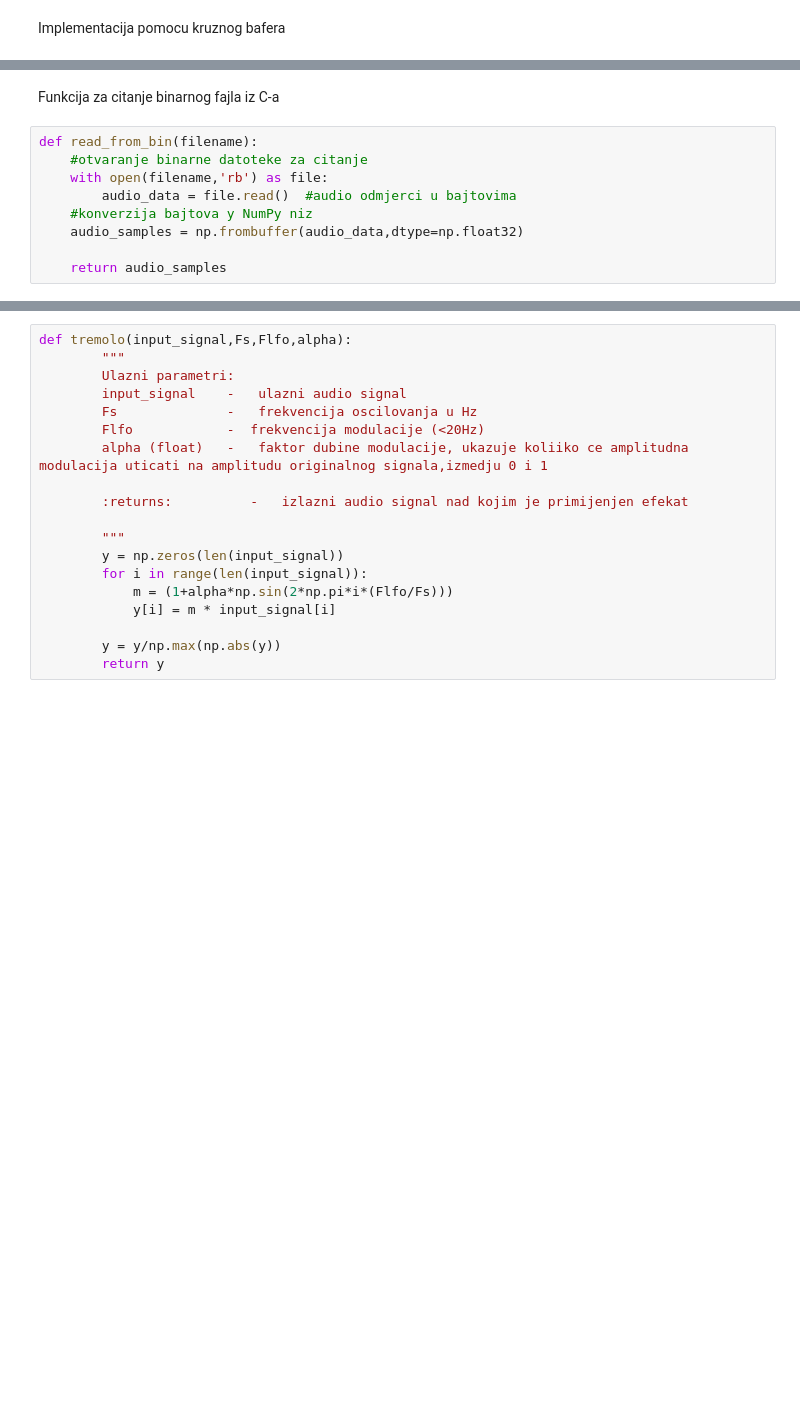
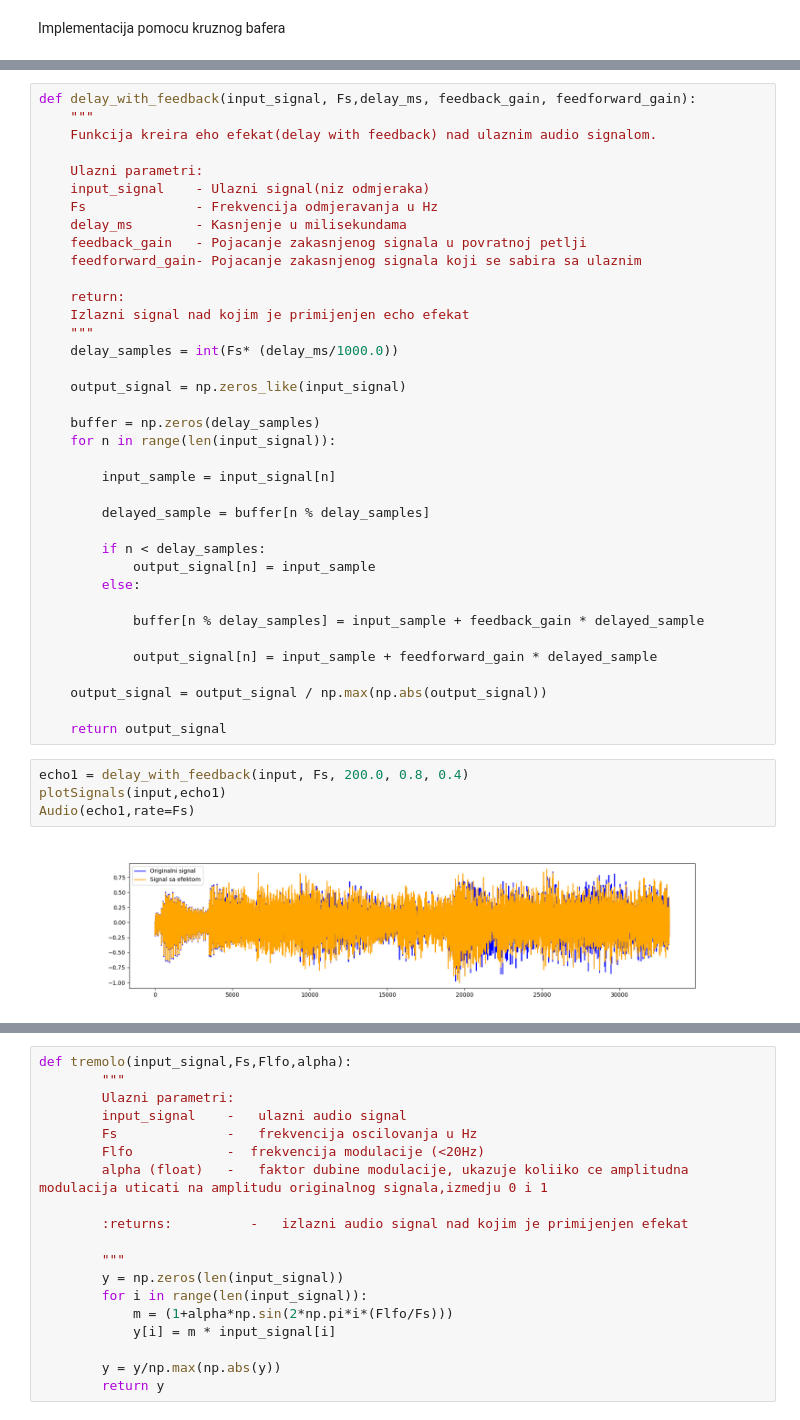
Before and after one commit to LTamara1013/SDOS, a Jupyter notebook: Python/Efekti.ipynb, the cells around one changed output, grey strips where cells are left out. Saved outputs shown, nothing was run; the diff lists cells and outputs as text; blank space fills up the shorter version.

```diff
--- a/Python/Efekti.ipynb
+++ b/Python/Efekti.ipynb
@@ -168,11 +177,43 @@ Audio(echo_output,rate=Fs)
-# %% [markdown]
-Funkcija za citanje binarnog fajla iz C-a
-# %%
-def read_from_bin(filename):
-    #otvaranje binarne datoteke za citanje
-    with open(filename,'rb') as file:
-        audio_data = file.read()  #audio odmjerci u bajtovima
-    #konverzija bajtova y NumPy niz
-    audio_samples = np.frombuffer(audio_data,dtype=np.float32)
-
-    return audio_samples
+# %%
+def delay_with_feedback(input_signal, Fs,delay_ms, feedback_gain, feedforward_gain):
+    """
+    Funkcija kreira eho efekat(delay with feedback) nad ulaznim audio signalom.
+
+    Ulazni parametri:
+    input_signal    - Ulazni signal(niz odmjeraka)
+    Fs              - Frekvencija odmjeravanja u Hz
+    delay_ms        - Kasnjenje u milisekundama
+    feedback_gain   - Pojacanje zakasnjenog signala u povratnoj petlji
+    feedforward_gain- Pojacanje zakasnjenog signala koji se sabira sa ulaznim
+
+    return:
+    Izlazni signal nad kojim je primijenjen echo efekat
+    """
+    delay_samples = int(Fs* (delay_ms/1000.0))
+
+    output_signal = np.zeros_like(input_signal)
+
+    buffer = np.zeros(delay_samples)
+    for n in range(len(input_signal)):
+
+        input_sample = input_signal[n]
+
+        delayed_sample = buffer[n % delay_samples]
+
+        if n < delay_samples:
+            output_signal[n] = input_sample
+        else:
+
+            buffer[n % delay_samples] = input_sample + feedback_gain * delayed_sample
+
+            output_signal[n] = input_sample + feedforward_gain * delayed_sample
+
+    output_signal = output_signal / np.max(np.abs(output_signal))
+
+    return output_signal
+# %%
+echo1 = delay_with_feedback(input, Fs, 200.0, 0.8, 0.4)
+plotSignals(input,echo1)
+Audio(echo1,rate=Fs)
+# %% [output]
+[figure, added]
```
Also changed, not shown: parts of 27 cells of this notebook, 5 other files.
